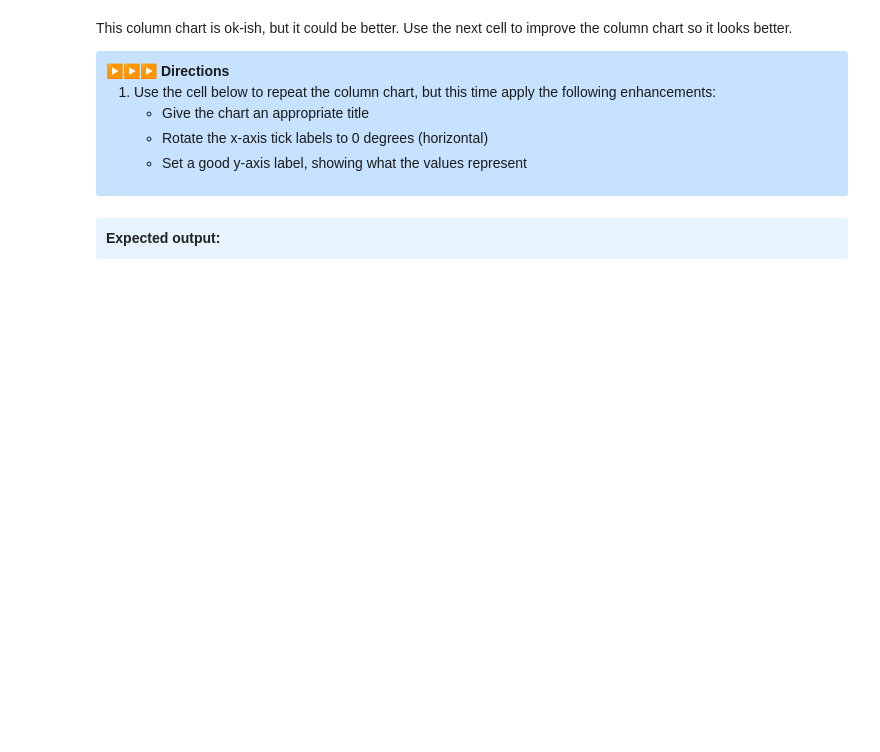
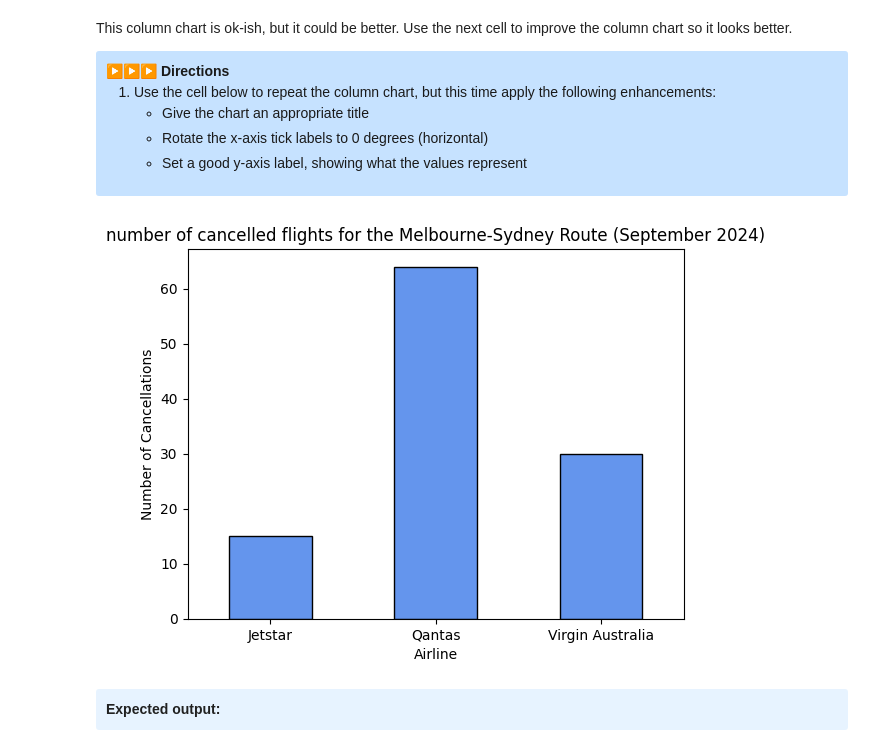
Before and after one commit to whatnirja/PyData2025, a Jupyter notebook: Lab_Week5_Plotting/lab5_plotting.ipynb, the cells around one changed output. Cells and saved outputs as stored; diff of their text form; code cells hidden in the pictures; blank space fills up the shorter version.

```diff
--- a/Lab_Week5_Plotting/lab5_plotting.ipynb
+++ b/Lab_Week5_Plotting/lab5_plotting.ipynb
@@ -84,18 +107,20 @@ This column chart is ok-ish, but it could be better. Use the next cell to improv
 # %%
 ### START CODE HERE ###
 
 # repeat the column chart
-grouped_cancellations.plot(kind="bar")
+grouped_cancellations.plot(kind="bar", color = "cornflowerblue", edgecolor = "black")
 # add the title
-plt.title(None)
+plt.title("number of cancelled flights for the Melbourne-Sydney Route (September 2024)")
 # rotate the xticks
 plt.xticks(rotation=None)
 # set the ylabel
-plt.ylabel(None)
+plt.ylabel("Number of Cancellations")
 
 plt.show()
 
 ### END CODE HERE ###
+# %% [output]
+[figure, added]
 # %% [markdown]
 <summary style="background-color: #c6e2ff6c; padding: 10px; border-radius: 3px; box-shadow: 0 2px 4px rgba(0, 0, 0, 0.01); width: 95%; text-align: left; cursor: pointer; font-weight: bold;">
 Expected output:</summary>
```
Also changed, not shown: parts of 12 cells of this notebook, 1 other file.
